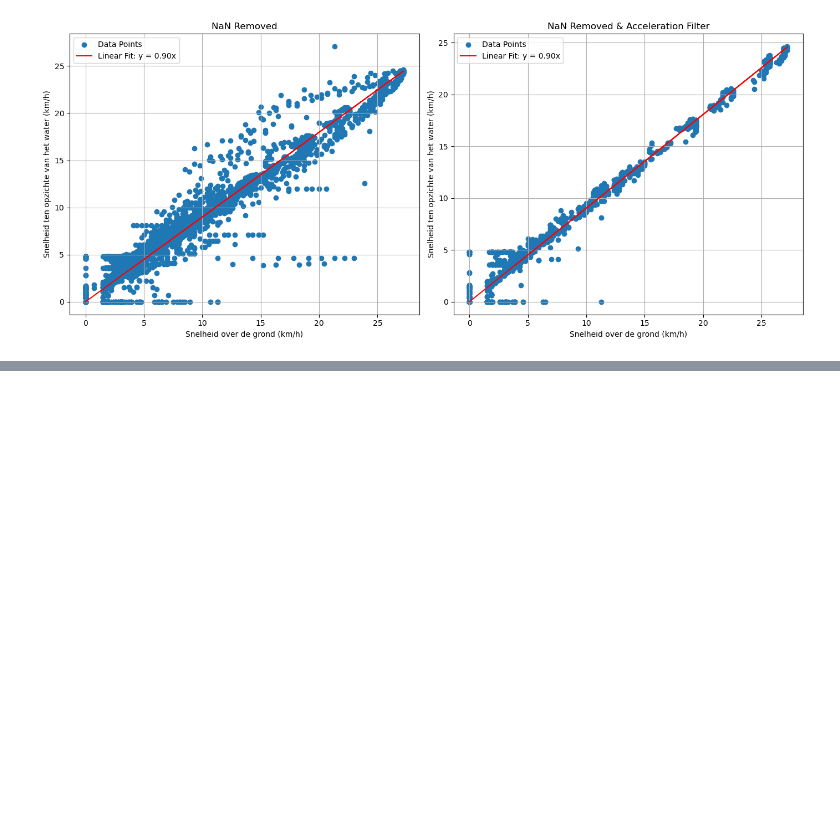
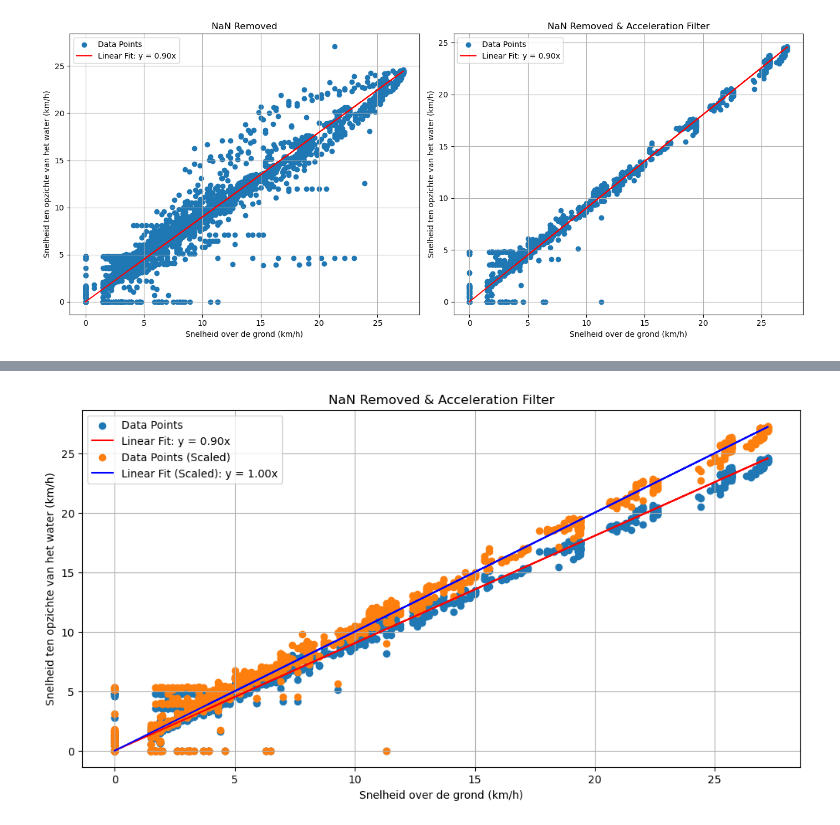
Before and after one commit to Qrax/Clean_Mobility, a Jupyter notebook: main.ipynb, the cells around one changed output, grey strips where cells are left out. Saved outputs shown, nothing was run; the diff lists cells and outputs as text; code cells hidden in the pictures; blank space fills up the shorter version.

Commit message:
Plot gemaakt die de data scaled met de fit en dan laat zien dat hij wel gelijk is.

```diff
--- a/main.ipynb
+++ b/main.ipynb
@@ -225,12 +154,0 @@ merged_df
-# %%
-import matplotlib.pyplot as plt
-
-# Define the linear fit equation: y = 0.889x
-def predict_y(x):
-    return 0.889 * x
-
-# Split data into x (Snelheid over de grond) and y (Snelheid ten opzichte van het water)
-x = merged_df['1_Snelheid over de grond in km/h']
-y = merged_df['1_Snelheid tenopzichte van het water in Kilometers per uur']
-
-x, y
@@ -474,0 +155,46 @@ LinAlgError: SVD did not converge in Linear Least Squares
+# %%
+# Plot this "plot_data_with_fit(axes[1], x2, y2, 'NaN Removed & Acceleration Filter')" but first multiply the y data by the constant of the linear fit.Then calculate the new fit and plot it again
+
+# Calculate the linear fit constrained to go through the origin
+slope, _, _, _ = np.linalg.lstsq(x2.values.reshape(-1, 1), y2.values, rcond=None)
+slope = slope[0]  # Extract the slope since there's only one coefficient
+
+# Define the linear function passing through the origin
+linear_fit = lambda x: slope * x
+
+# Prepare the equation for display
+equation = f"y = {slope:.2f}x"
+
+# Plot the data with a bigger plot
+plt.figure(figsize=(12, 6))
+plt.scatter(x2, y2, label='Data Points')
+plt.plot(x2, linear_fit(x2), color='red', label=f'Linear Fit: {equation}')
+
+# Multiply the y data by the constant of the linear fit
+y2 /= slope
+
+# Calculate the new linear fit
+slope, _, _, _ = np.linalg.lstsq(x2.values.reshape(-1, 1), y2.values, rcond=None)
+slope = slope[0]  # Extract the slope since there's only one coefficient
+
+# Define the linear function passing through the origin
+linear_fit = lambda x: slope * x
+
+# Prepare the equation for display
+equation = f"y = {slope:.2f}x"
+
+# Plot the data
+plt.scatter(x2, y2, label='Data Points (Scaled)')
+plt.plot(x2, linear_fit(x2), color='blue', label=f'Linear Fit (Scaled): {equation}')
+
+# Add labels, legend, and grid
+plt.xlabel('Snelheid over de grond (km/h)')
+plt.ylabel('Snelheid ten opzichte van het water (km/h)')
+plt.title('NaN Removed & Acceleration Filter')
+plt.legend()
+plt.grid(True)
+
+# Show the plot
+plt.show()
+# %% [output]
+[figure, added]
```
Also changed, not shown: parts of 10 cells of this notebook.
